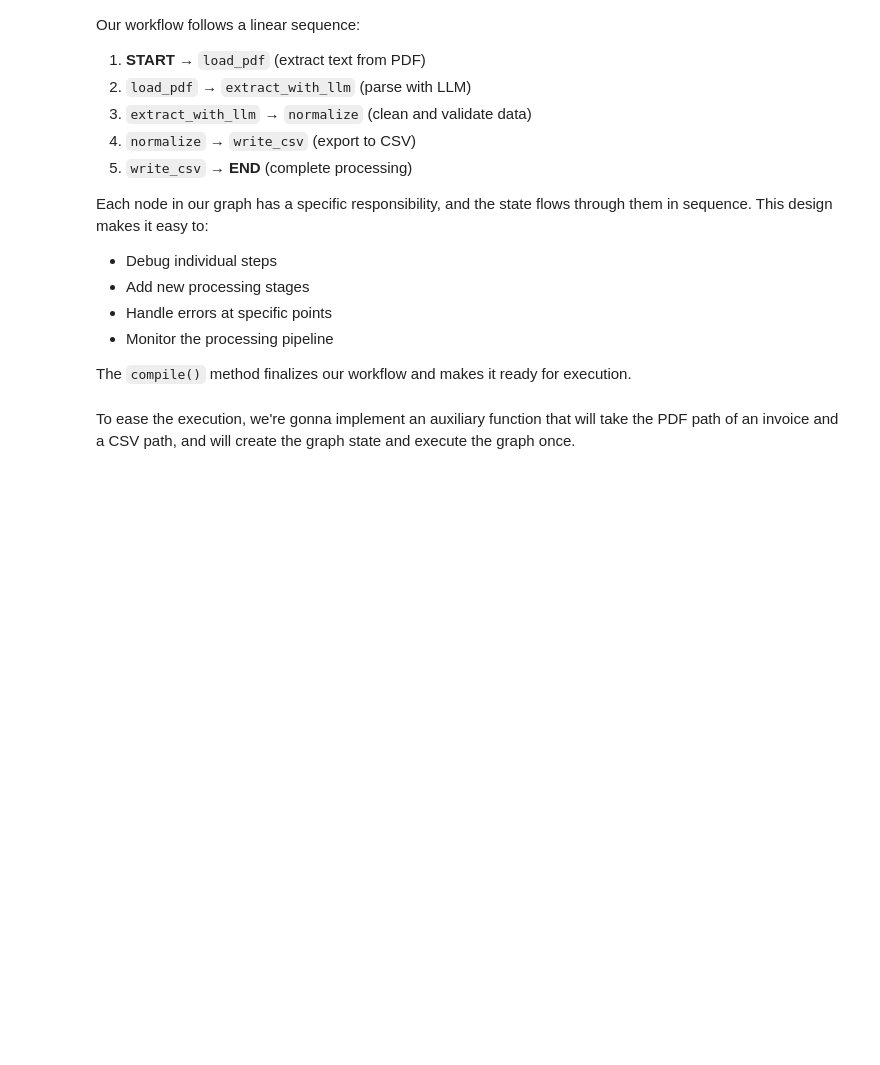
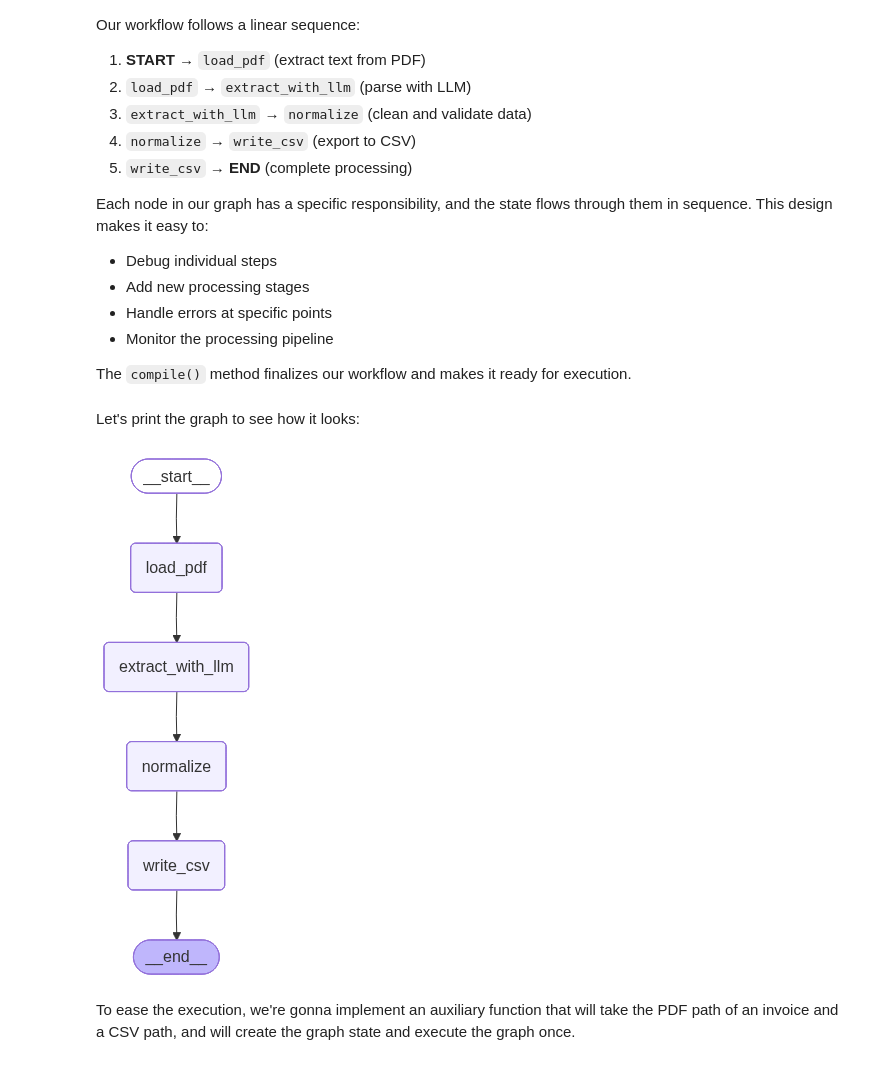
Before and after one commit to arionkoder/llm-based-automations-course, a Jupyter notebook: examples/llm-based-workflows/invoice_processor.ipynb, the cells around one changed output. Saved outputs shown, nothing was run; the diff lists cells and outputs as text; code cells hidden in the pictures; blank space fills up the shorter version.

```diff
--- a/examples/llm-based-workflows/invoice_processor.ipynb
+++ b/examples/llm-based-workflows/invoice_processor.ipynb
@@ -341,4 +385,15 @@ workflow.add_edge("write_csv", END)
 app = workflow.compile()
+# %% [markdown]
+Let's print the graph to see how it looks:
+# %%
+# Import Image and display for visualizing the graph
+from IPython.display import Image, display
+
+# Visualize the conditional graph by generating a Mermaid diagram and displaying it
+# The graph shows the branching logic: how high-value invoices take a different path
+display(Image(app.get_graph().draw_mermaid_png(max_retries=5, retry_delay=2.0)))
+# %% [output]
+[figure, added]
 # %% [markdown]
 To ease the execution, we're gonna implement an auxiliary function that will take the PDF path of an invoice and a CSV path, and will create the graph state and execute the graph once.
 # %%
```
Also changed, not shown: parts of 12 cells of this notebook, 3 other files.
